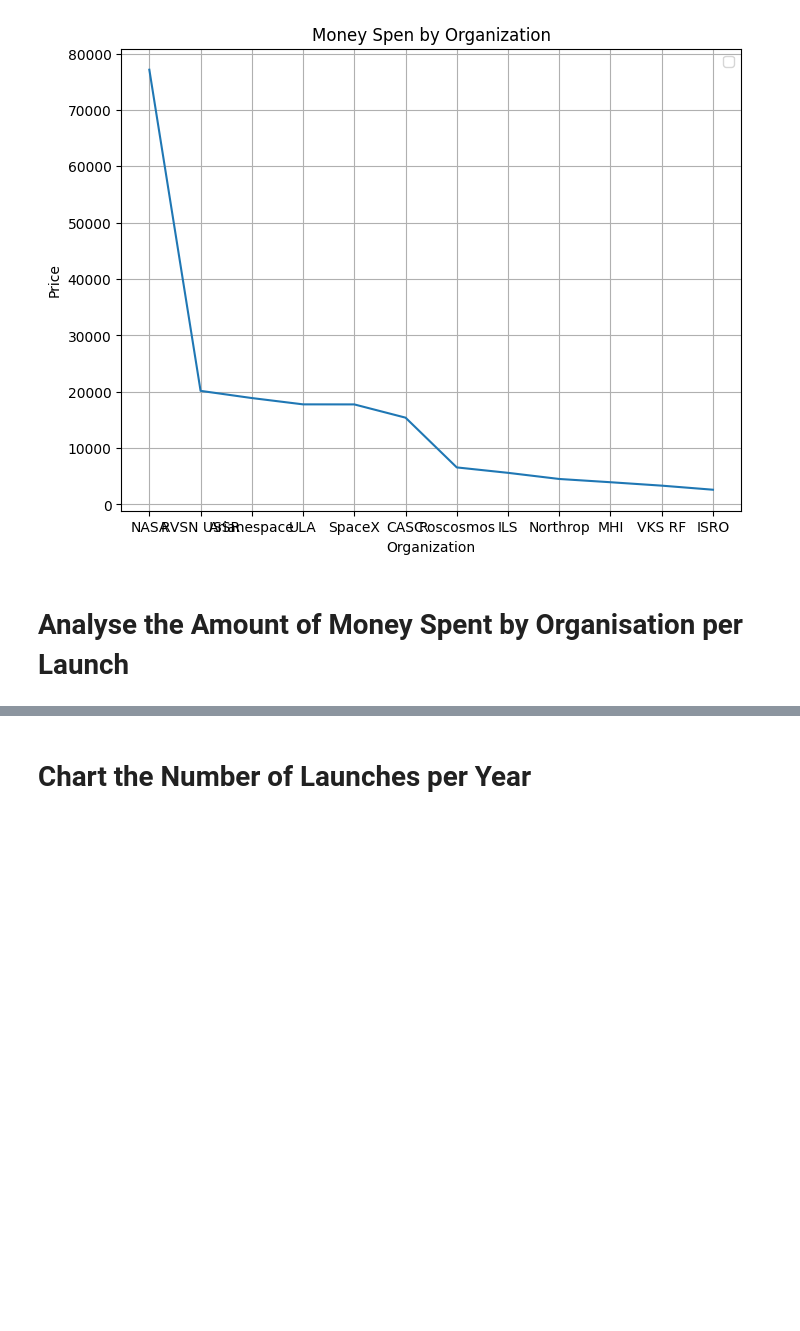
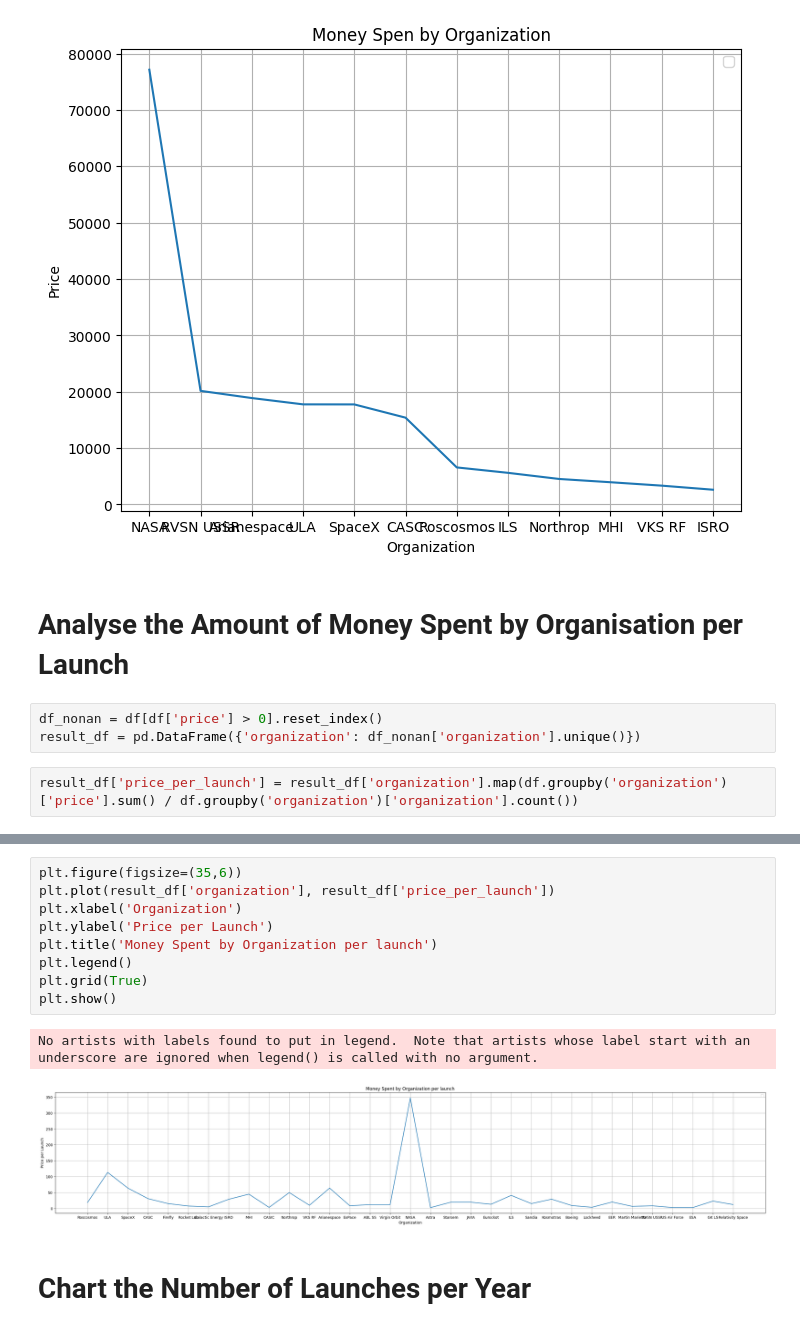
Before and after one commit to johnpapwinter/space-race-data-analysis, a Jupyter notebook: Space_Missions_Analysis.ipynb, the cells around one changed output, grey strips where cells are left out. Saved outputs shown, nothing was run; the diff lists cells and outputs as text; blank space fills up the shorter version.

Commit message:
cost of launch per organization

```diff
--- a/Space_Missions_Analysis.ipynb
+++ b/Space_Missions_Analysis.ipynb
@@ -549,3 +530,8 @@ No artists with labels found to put in legend.  Note that artists whose label st
 [figure]
 # %% [markdown]
 # Analyse the Amount of Money Spent by Organisation per Launch
+# %%
+df_nonan = df[df['price'] > 0].reset_index()
+result_df = pd.DataFrame({'organization': df_nonan['organization'].unique()})
+# %%
+result_df['price_per_launch'] = result_df['organization'].map(df.groupby('organization')['price'].sum() / df.groupby('organization')['organization'].count())
@@ -552,3 +558,15 @@ No artists with labels found to put in legend.  Note that artists whose label st
+# %%
+plt.figure(figsize=(35,6))
+plt.plot(result_df['organization'], result_df['price_per_launch'])
+plt.xlabel('Organization')
+plt.ylabel('Price per Launch')
+plt.title('Money Spent by Organization per launch')
+plt.legend()
+plt.grid(True)
+plt.show()
+# %% [output]
+No artists with labels found to put in legend.  Note that artists whose label start with an underscore are ignored when legend() is called with no argument.
+[figure, added]
 # %% [markdown]
 # Chart the Number of Launches per Year
 # %% [markdown]
```
Also changed, not shown: parts of 6 cells of this notebook.
